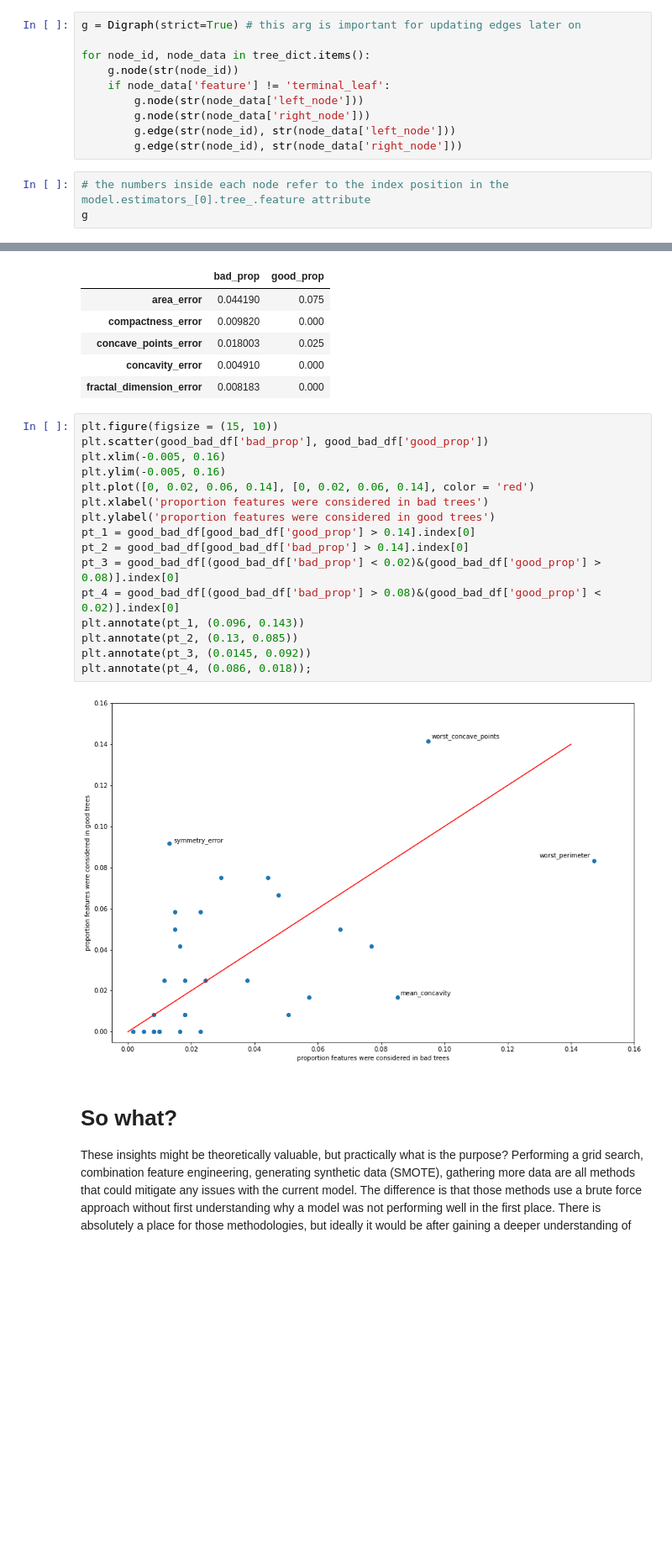
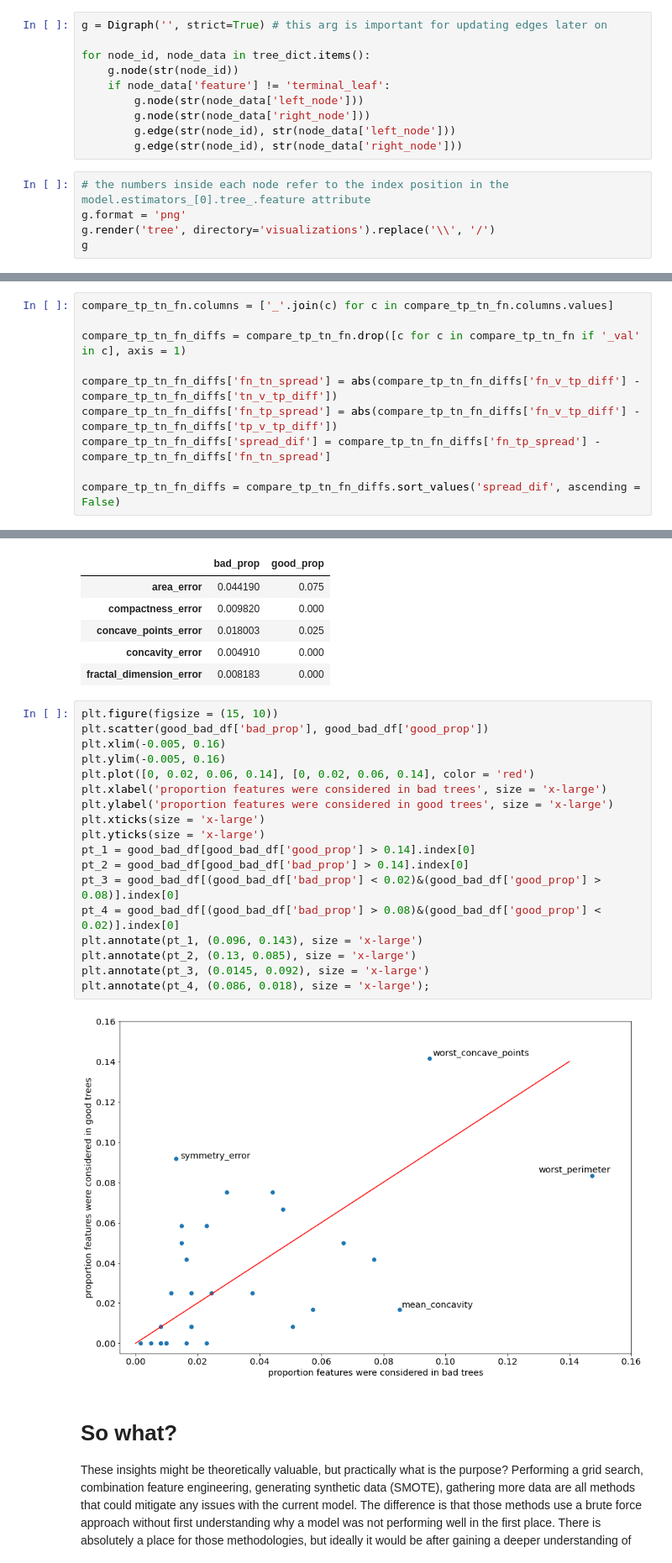
Before and after one commit to raom1/understanding-random-forest-classifiers, a Jupyter notebook: random_forest_classification_errors.ipynb, the cells around one changed output, grey strips where cells are left out. Shown at 84% size. Drawn from its saved outputs; the diff is of its cells as text; blank space fills up the shorter version.

```diff
--- a/random_forest_classification_errors.ipynb
+++ b/random_forest_classification_errors.ipynb
@@ -298,7 +371,7 @@ tree_dict[0]
 # %% [markdown]
 #### With the `graphviz` package we can use the node information to visualize the tree
 # %%
-g = Digraph(strict=True) # this arg is important for updating edges later on
+g = Digraph('', strict=True) # this arg is important for updating edges later on
 
 for node_id, node_data in tree_dict.items():
     g.node(str(node_id))
@@ -309,6 +382,8 @@ for node_id, node_data in tree_dict.items():
         g.edge(str(node_id), str(node_data['right_node']))
 # %%
 # the numbers inside each node refer to the index position in the model.estimators_[0].tree_.feature attribute
+g.format = 'png'
+g.render('tree', directory='visualizations').replace('\\', '/')
 g
 # %% [output]
 [drawing not drawn]
@@ -714,0 +823,10 @@ compare_tp_tn_fn
+# %%
+compare_tp_tn_fn.columns = ['_'.join(c) for c in compare_tp_tn_fn.columns.values]
+
+compare_tp_tn_fn_diffs = compare_tp_tn_fn.drop([c for c in compare_tp_tn_fn if '_val' in c], axis = 1)
+
+compare_tp_tn_fn_diffs['fn_tn_spread'] = abs(compare_tp_tn_fn_diffs['fn_v_tp_diff'] - compare_tp_tn_fn_diffs['tn_v_tp_diff'])
+compare_tp_tn_fn_diffs['fn_tp_spread'] = abs(compare_tp_tn_fn_diffs['fn_v_tp_diff'] - compare_tp_tn_fn_diffs['tp_v_tp_diff'])
+compare_tp_tn_fn_diffs['spread_dif'] = compare_tp_tn_fn_diffs['fn_tp_spread'] - compare_tp_tn_fn_diffs['fn_tn_spread']
+
+compare_tp_tn_fn_diffs = compare_tp_tn_fn_diffs.sort_values('spread_dif', ascending = False)
@@ -1188,21 +1391,23 @@ good_bad_df.head()
 # %%
 plt.figure(figsize = (15, 10))
 plt.scatter(good_bad_df['bad_prop'], good_bad_df['good_prop'])
 plt.xlim(-0.005, 0.16)
 plt.ylim(-0.005, 0.16)
 plt.plot([0, 0.02, 0.06, 0.14], [0, 0.02, 0.06, 0.14], color = 'red')
-plt.xlabel('proportion features were considered in bad trees')
-plt.ylabel('proportion features were considered in good trees')
+plt.xlabel('proportion features were considered in bad trees', size = 'x-large')
+plt.ylabel('proportion features were considered in good trees', size = 'x-large')
+plt.xticks(size = 'x-large')
+plt.yticks(size = 'x-large')
 pt_1 = good_bad_df[good_bad_df['good_prop'] > 0.14].index[0]
 pt_2 = good_bad_df[good_bad_df['bad_prop'] > 0.14].index[0]
 pt_3 = good_bad_df[(good_bad_df['bad_prop'] < 0.02)&(good_bad_df['good_prop'] > 0.08)].index[0]
 pt_4 = good_bad_df[(good_bad_df['bad_prop'] > 0.08)&(good_bad_df['good_prop'] < 0.02)].index[0]
-plt.annotate(pt_1, (0.096, 0.143))
-plt.annotate(pt_2, (0.13, 0.085))
-plt.annotate(pt_3, (0.0145, 0.092))
-plt.annotate(pt_4, (0.086, 0.018));
+plt.annotate(pt_1, (0.096, 0.143), size = 'x-large')
+plt.annotate(pt_2, (0.13, 0.085), size = 'x-large')
+plt.annotate(pt_3, (0.0145, 0.092), size = 'x-large')
+plt.annotate(pt_4, (0.086, 0.018), size = 'x-large');
 # %% [output]
-[figure, old version]
+[figure, new version]
 # %% [markdown]
 # So what?
 
```
Also changed, not shown: parts of 26 cells of this notebook, 1 other file.
